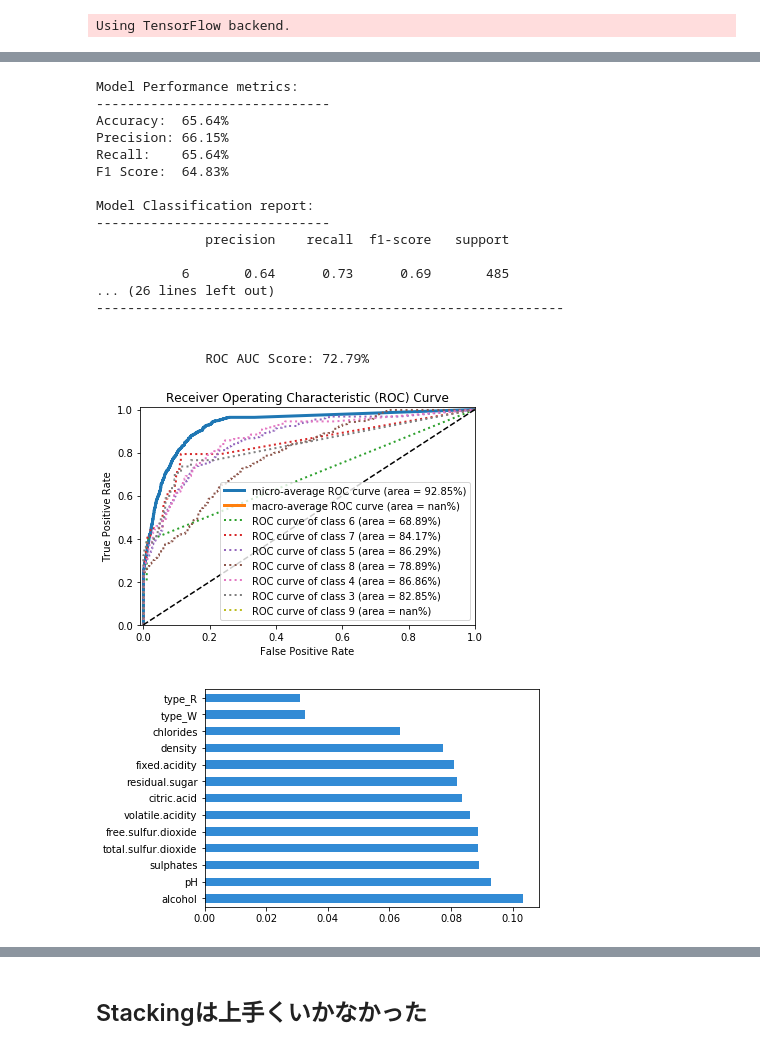
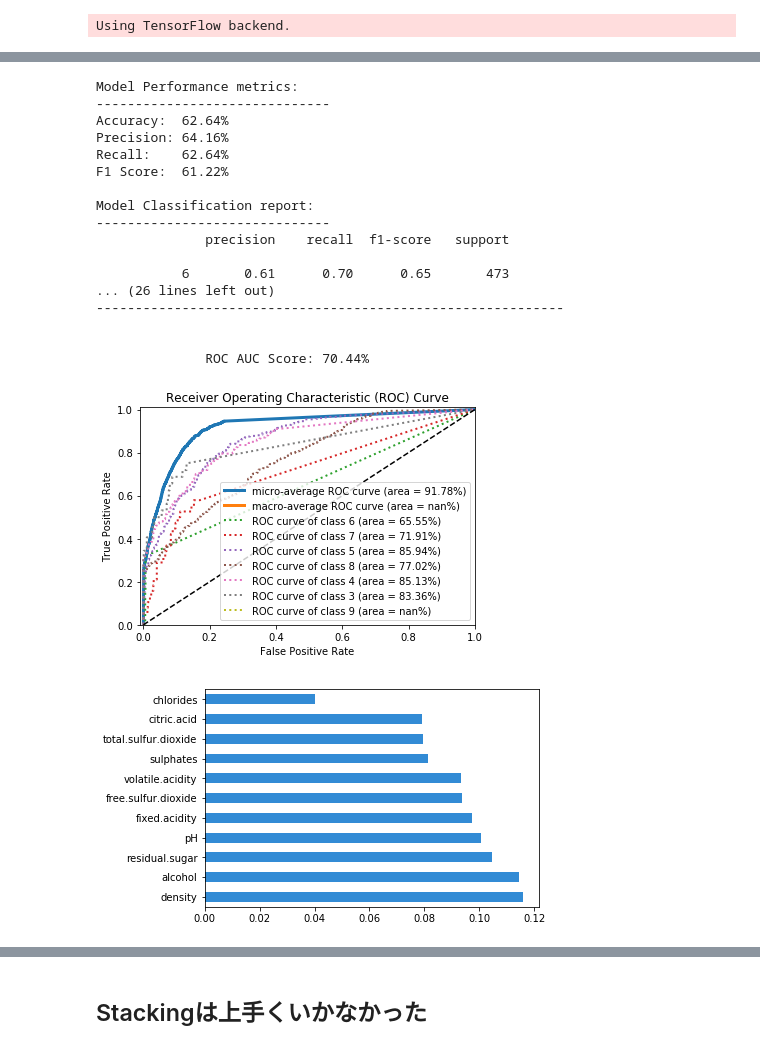
Before and after one commit to Ric418/Practice-ML, a Jupyter notebook: wine_quality/notebook/multicol.ipynb, the cells around one changed output, grey strips where cells are left out. Saved outputs shown, nothing was run; the diff lists cells and outputs as text; code cells hidden in the pictures.

```diff
--- a/wine_quality/notebook/multicol.ipynb
+++ b/wine_quality/notebook/multicol.ipynb
@@ -320,7 +320,7 @@ Pipeline(memory=None,
                               verbose=1))],
          verbose=False)
 # %%
-results = mm.get_results(svc,'LinearSVC', X_test, y_test, gs=gs, target_names = [str(x) for x in y.unique()], target_labels = y.unique(), results=results, reasume=False)
+results = mm.get_results(svc,'LinearSVC', X_test, y_test['l'], gs=gs, target_names = [str(x) for x in y.unique()], target_labels = y.unique(), results=results, reasume=False)
 # %% [output]
 Model Performance metrics:
 ------------------------------
@@ -351,6 +351,7 @@ results
 # %%
 clf = Pipeline([
-        ('pca', PCA(random_state = 101)),
+    ('lda', LDA(store_covariance=True)),
+#         ('pca', PCA(random_state = 101)),
         ('clf', RandomForestClassifier(random_state=101))])
 
 # a list of dictionaries to specify the parameters that we'd want to tune
@@ -406,7 +407,7 @@ Pipeline(memory=None,
                               verbose=1))],
          verbose=False)
 # %%
-results = mm.get_results(RF, 'RF', X_test, y_test, gs=gs, target_names=[str(x) for x in y.unique()],target_labels=y.unique(), results=results, reasume=False)
+results = mm.get_results(RF, 'RF', X_test, y_test['l'], gs=gs, target_names=[str(x) for x in y.unique()],target_labels=y.unique(), results=results, reasume=False)
 # %% [output]
 Model Performance metrics:
 ------------------------------
@@ -430,6 +431,7 @@ Model Classification report:
 # %%
 clf = Pipeline([
-        ('pca', PCA(random_state = 101)),
+    ('lda', LDA(store_covariance=True)),
+#         ('pca', PCA(random_state = 101)),
         ('clf', KNeighborsClassifier())])
 
 # a list of dictionaries to specify the parameters that we'd want to tune
@@ -439,7 +441,7 @@ whiten = [True, False]
 param_grid =\
     [{'clf__n_neighbors': [10, 11, 12, 13]
      ,'clf__weights': ['distance']
-     ,'clf__algorithm' : ['ball_tree'] #, 'brute', 'auto',  'kd_tree', 'brute']
+     ,'clf__algorithm' : ['ball_tree', 'brute', 'auto',  'kd_tree', 'brute']
      ,'clf__leaf_size': [12, 11, 13]
      ,'clf__p': [1]
      #,'pca__n_components' : n_components
@@ -477,27 +480,27 @@ Pipeline(memory=None,
                               verbose=1))],
          verbose=False)
 # %%
-results = mm.get_results(KNNC, 'KNeighborsClassifier', X_test, y_test, gs=gs, target_names=[str(x) for x in y.unique()],
+results = mm.get_results(KNNC, 'KNeighborsClassifier', X_test, y_test['l'], gs=gs, target_names=[str(x) for x in y.unique()],
                       target_labels=y.unique(), results=results, reasume=False)
 # %% [output]
 Model Performance metrics:
 ------------------------------
-Accuracy:  65.64%
-Precision: 66.15%
-Recall:    65.64%
-F1 Score:  64.83%
+Accuracy:  62.64%
+Precision: 64.16%
+Recall:    62.64%
+F1 Score:  61.22%
 
 Model Classification report:
 ------------------------------
               precision    recall  f1-score   support
 
-           6       0.64      0.73      0.69       485
+           6       0.61      0.70      0.65       473
 ... (26 lines left out)
 ------------------------------------------------------------
 
 
-              ROC AUC Score: 72.79%
+              ROC AUC Score: 70.44%
-[figure, old version]
+[figure, new version]
-[figure, old version]
+[figure, new version]
 # %%
 clf = Pipeline([
```
Also changed, not shown: parts of 39 cells of this notebook, 9 other files.
